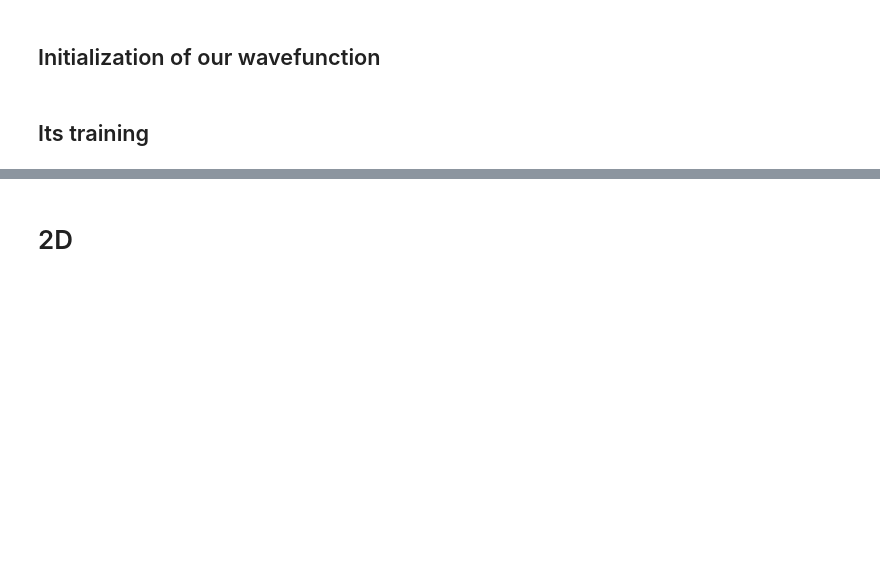
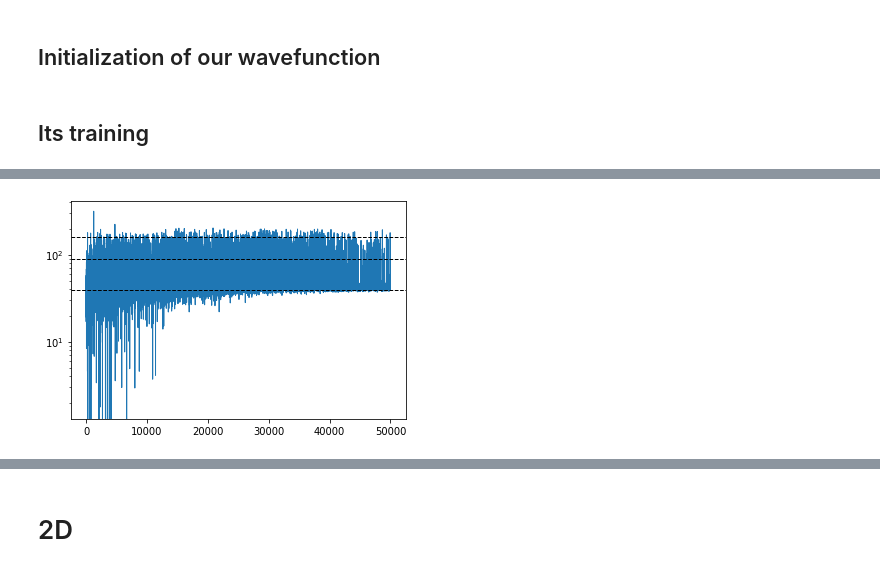
Before and after one commit to MrKozelberg/wavefunction_perceptron, a Jupyter notebook: spectrum_laplace_operator_3.ipynb, the cells around one changed output, grey strips where cells are left out. Cells and saved outputs as stored; diff of their text form; code cells hidden in the pictures; blank space fills up the shorter version.

```diff
--- a/spectrum_laplace_operator_3.ipynb
+++ b/spectrum_laplace_operator_3.ipynb
@@ -318,0 +364,8 @@ Residual: 1.36789E-07, Energy: 9.88477  [ 1000 /  1000]
+# %%
+plt.plot(E, linewidth=1)
+plt.axhline(y=4*np.pi**2, linewidth=1, linestyle='--', color='black')
+plt.axhline(y=9*np.pi**2, linewidth=1, linestyle='--', color='black')
+plt.axhline(y=16*np.pi**2, linewidth=1, linestyle='--', color='black')
+plt.yscale('log')
+# %% [output]
+[figure, added]
```
Also changed, not shown: parts of 23 cells of this notebook.
